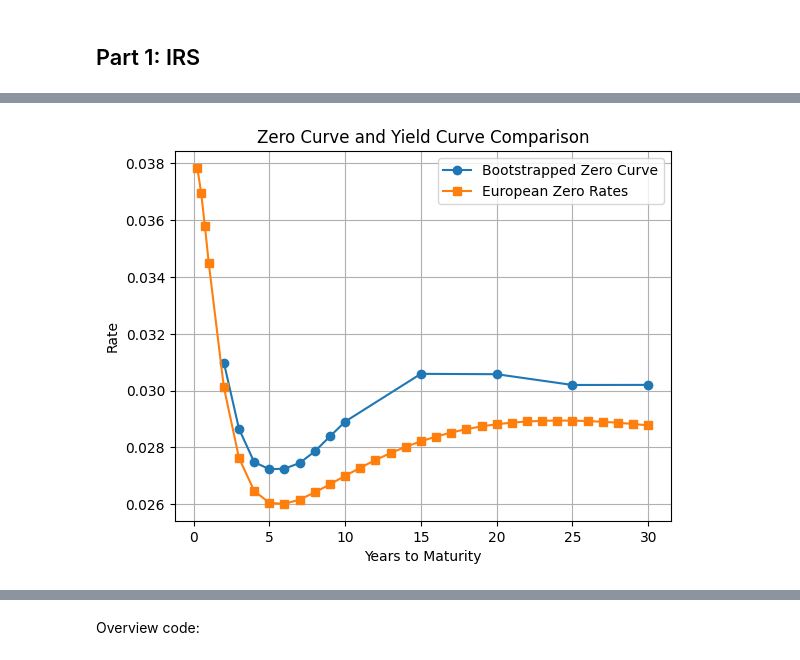
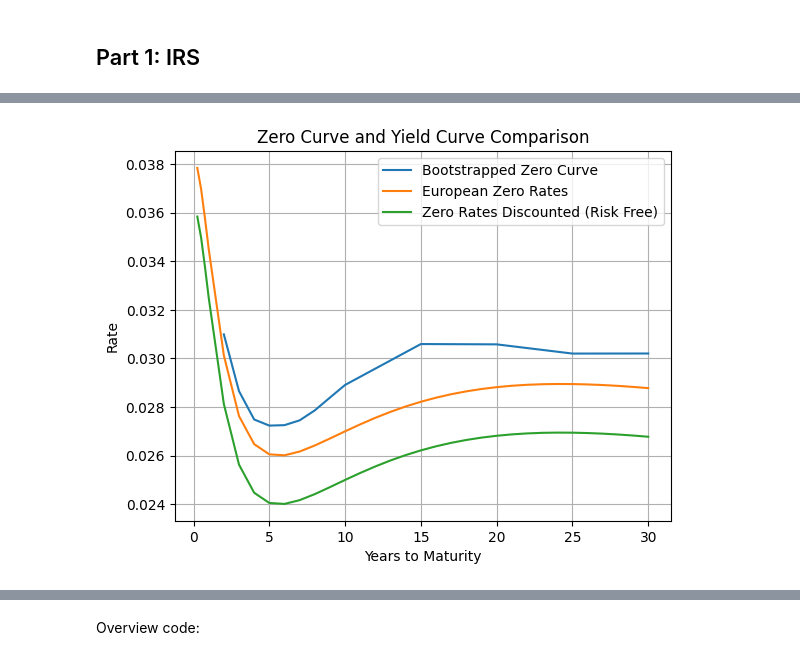
Before and after one commit to Lebramjames/E_FIN_SPFDM, a Jupyter notebook: assignment 1/assignment1_spfdm_group1_1.ipynb, the cells around one changed output, grey strips where cells are left out. Cells and saved outputs as stored; diff of their text form; code cells hidden in the pictures.

```diff
--- a/assignment 1/assignment1_spfdm_group1_1.ipynb
+++ b/assignment 1/assignment1_spfdm_group1_1.ipynb
@@ -96,32 +93,33 @@ yields = [
 def bond_price_from_yields(yield_rate, bond_maturities, face_value, coupon_rate, payments_per_year):
     periods = bond_maturities * payments_per_year
     discount_factor = np.exp(-yield_rate/100/payments_per_year)#1/(1+yield_rate/100/payments_per_year)
     pv_coupons = npf.pv(rate= yield_rate/100/payments_per_year, nper=periods, pmt=coupon_rate/payments_per_year, when=1)
     pv_face_value = face_value * discount_factor ** periods
     return pv_coupons + pv_face_value
 
 
 def bootstrap_zero_curve(bond_price_1procent_coupon, euribor_rates, bond_maturities, face_value, payments_per_year, coupon_rate):
     zero_curve = pd.DataFrame(index=bond_maturities, columns=['Zero Rates'])
     #first_rate = pd.DataFrame(euribor_rates.iloc[:], index=1)
     #print(first_rate)
 
     for i, maturity in enumerate(bond_maturities):
         initial_gues= 0.02
         zero_rate = fsolve(lambda x: bond_price_from_yields(x, maturity, face_value, coupon_rate, payments_per_year)-bond_price_1procent_coupon[f'{maturity} years'], x0=initial_gues)[0]
         zero_curve.at[maturity] = zero_rate#+0.04
 
         #print(f'Maturity: {maturity} years, Zero Rate: {zero_rate}, Bond Price: {bond_price_from_yields(zero_rate, maturity,face_value, coupon_rate, payments_per_year)}')
 
     #print(zero_curve)
     return(zero_curve)
 
 face_value = 100
 payments_per_year = 1
 coupon_rate = -1
 
 zero_curve = bootstrap_zero_curve(bond_price_1procent_coupon, euribor_rates, bond_maturities, face_value, payments_per_year, coupon_rate)
 zero_curve = zero_curve/100
-plot.plot_zerorates(zero_curve, european_zerorates)
+zero_curve_rf = european_zerorates - 0.002
+plot.plot_zerorates(zero_curve, european_zerorates, zero_curve_rf)
 # %% [output]
-[figure, old version]
+[figure, new version]
```
Also changed, not shown: parts of 6 cells of this notebook, 2 other files.
